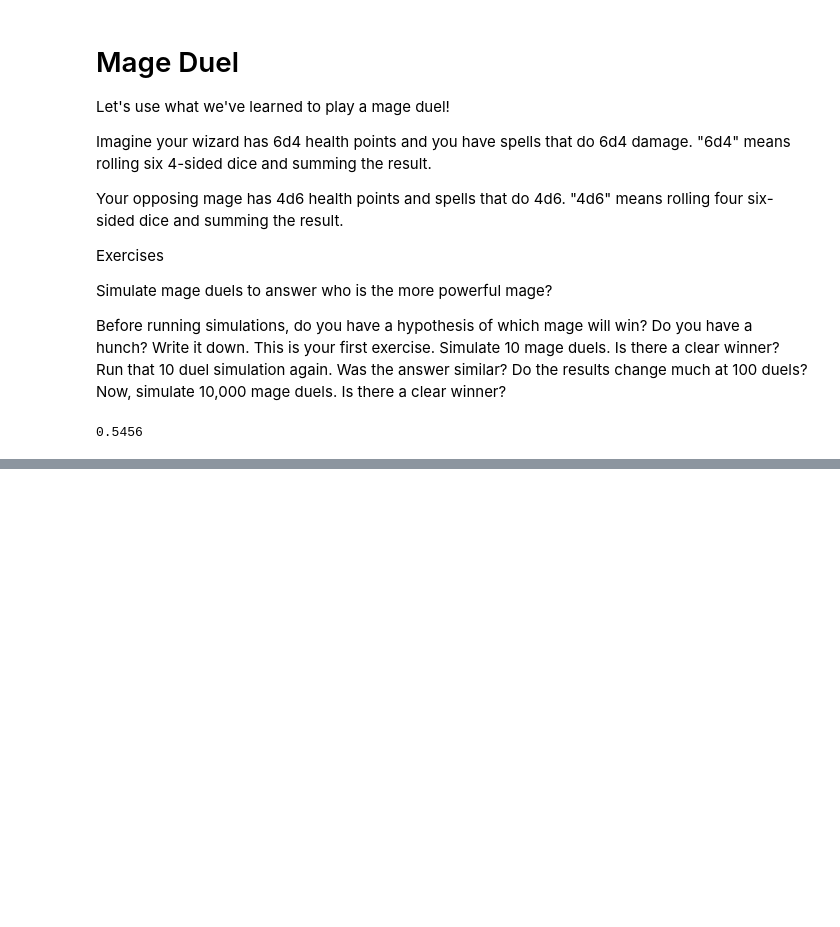
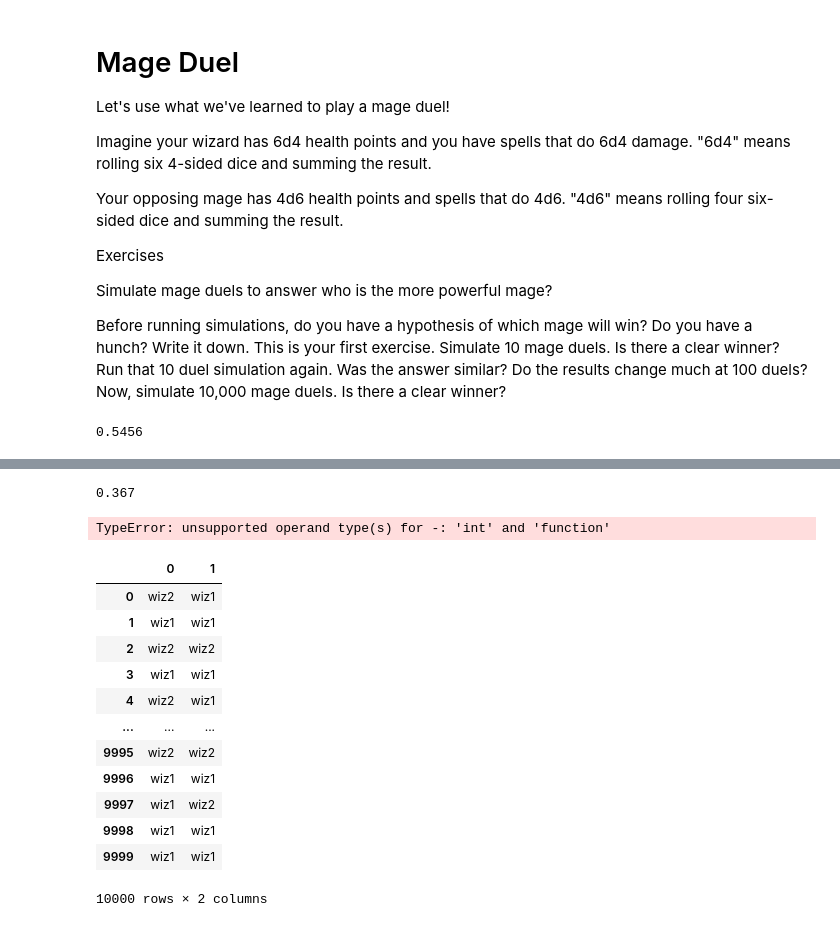
Before and after one commit to bradgauvin/statistics-exercises, a Jupyter notebook: simulation.ipynb, the cells around one changed output, grey strips where cells are left out. Saved outputs shown, nothing was run; the diff lists cells and outputs as text; code cells hidden in the pictures; blank space fills up the shorter version.

```diff
--- a/simulation.ipynb
+++ b/simulation.ipynb
@@ -339,0 +369,4 @@ wins(10000)
+# %%
+round2(10000)
+# %% [output]
+0.367
@@ -339,0 +379,24 @@ wins(10000)
+# %%
+Duel(1000)
+# %% [output]
+TypeError: unsupported operand type(s) for -: 'int' and 'function'
+# %%
+def duel_v2(x):
+    duel_v2 = pd.DataFrame(np.random.choice(['wiz1','wiz2'], p=[.62,.38], size = (x,2)))
+    return duel_v2
+# %%
+duel_v2(10000)
+# %% [output]
+|  | 0 | 1 |
+| 0 | wiz2 | wiz1 |
+| 1 | wiz1 | wiz1 |
+| 2 | wiz2 | wiz2 |
+| 3 | wiz1 | wiz1 |
+| 4 | wiz2 | wiz1 |
+| ... | ... | ... |
+| 9995 | wiz2 | wiz2 |
+| 9996 | wiz1 | wiz1 |
+| 9997 | wiz1 | wiz2 |
+| 9998 | wiz1 | wiz1 |
+| 9999 | wiz1 | wiz1 |
+10000 rows × 2 columns
```
Also changed, not shown: parts of 13 cells of this notebook.
